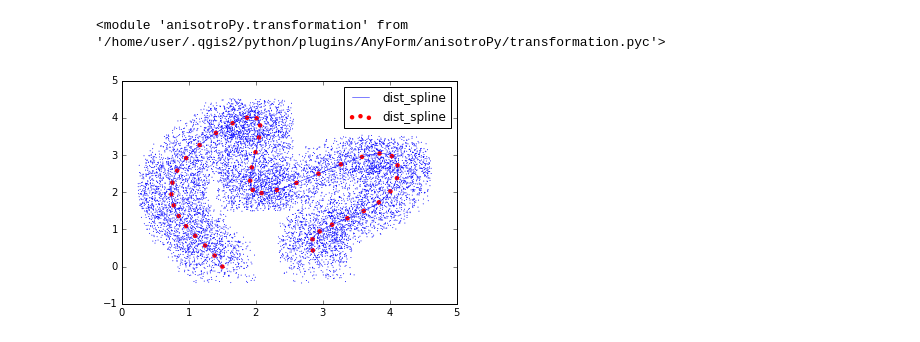
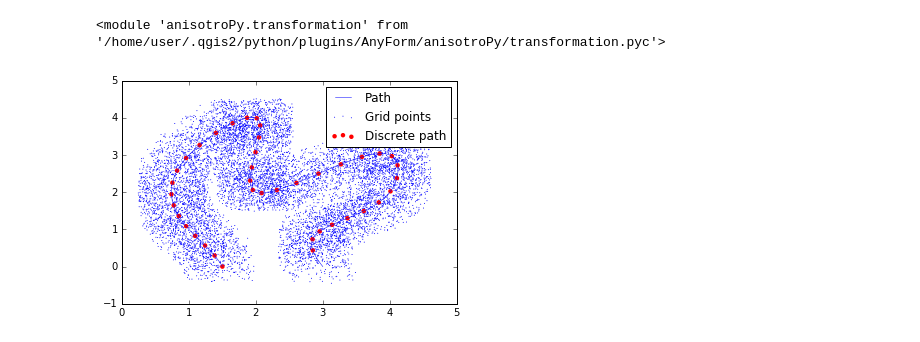
Before and after one commit to henriqueguarneri/anisotroPy, a Jupyter notebook: examples/Basic Example.ipynb, the cells around one changed output. Cells and saved outputs as stored; diff of their text form; code cells hidden in the pictures.

```diff
--- a/examples/Basic Example.ipynb
+++ b/examples/Basic Example.ipynb
@@ -28,27 +28,27 @@ np.random.seed(89239413)
 # %%
 x = np.array([ 1.5,  1.,  1.,  2.,  2.,  4.,  4.,  3., 3.])
 y = np.array([ 0.,  1.,  3.,  4.,  2.,  3.,  2.,  1., 0.])
 
 t = np.zeros(x.shape)
 t[1:] = np.sqrt((x[1:] - x[:-1])**2 + (y[1:] - y[:-1])**2)
 t = np.cumsum(t)
 t /= t[-1]
 nt = np.linspace(0, 1, 10000)
 x1 = scipy.interpolate.spline(t, x, nt)
 y1 = scipy.interpolate.spline(t, y, nt)
-plt.plot(x1, y1, label='dist_spline',lw=0.5)
+plt.plot(x1, y1, label='Path',lw=0.5)
 
 
 
 random_x = np.random.random(len(x1))
 random_y = np.random.random(len(y1))
 
-plt.scatter(x1+random_x-0.5,y1+random_y-0.5,s=1,edgecolors='none')
-plt.scatter(x1[::250], y1[::250], label='dist_spline', c = 'r',edgecolors='none')
+plt.scatter(x1+random_x-0.5,y1+random_y-0.5,s=1,edgecolors='none', label = 'Grid points')
+plt.scatter(x1[::250], y1[::250], label='Discrete path', c = 'r',edgecolors='none')
 plt.legend(loc='best')
 plt.show()
 # %% [output]
-[figure, old version]
+[figure, new version]
 # %%
 grid = zip(x1+random_x-0.5,y1+random_y-0.5)
 # %%
```
Also changed, not shown: parts of 3 cells of this notebook.
